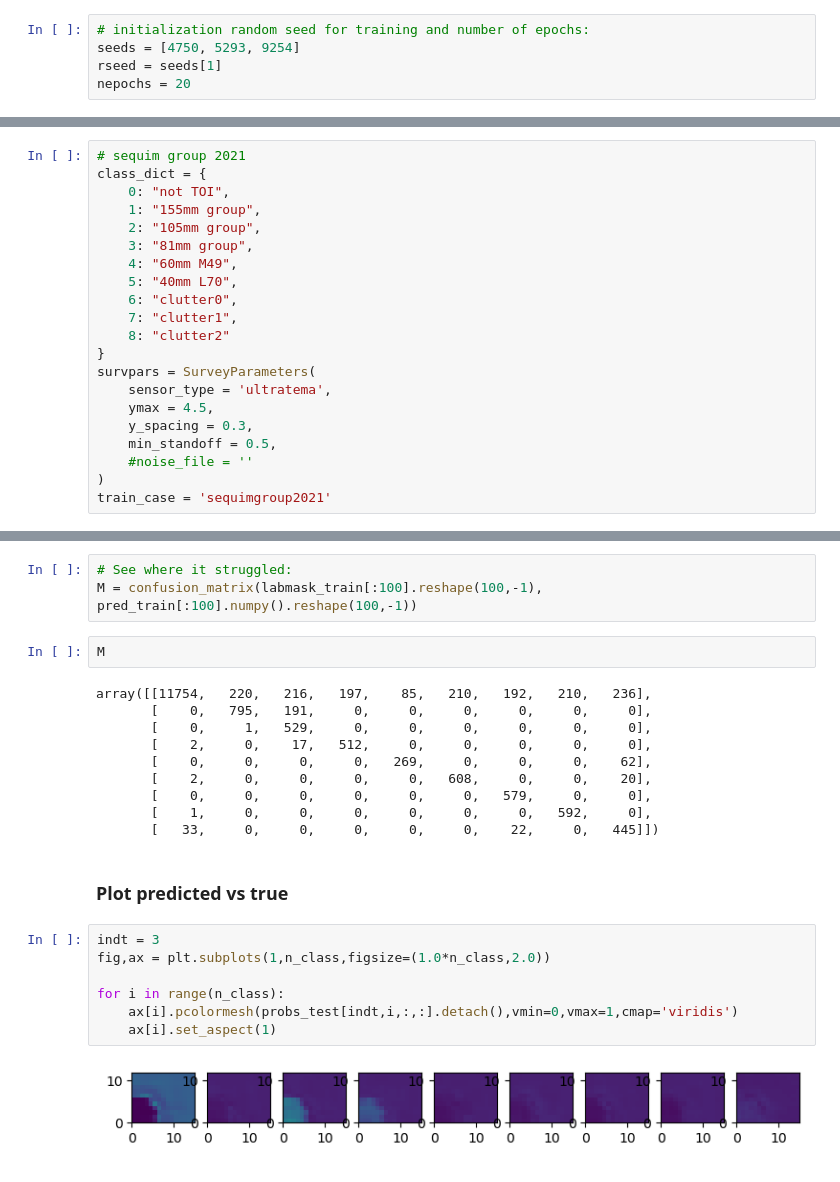
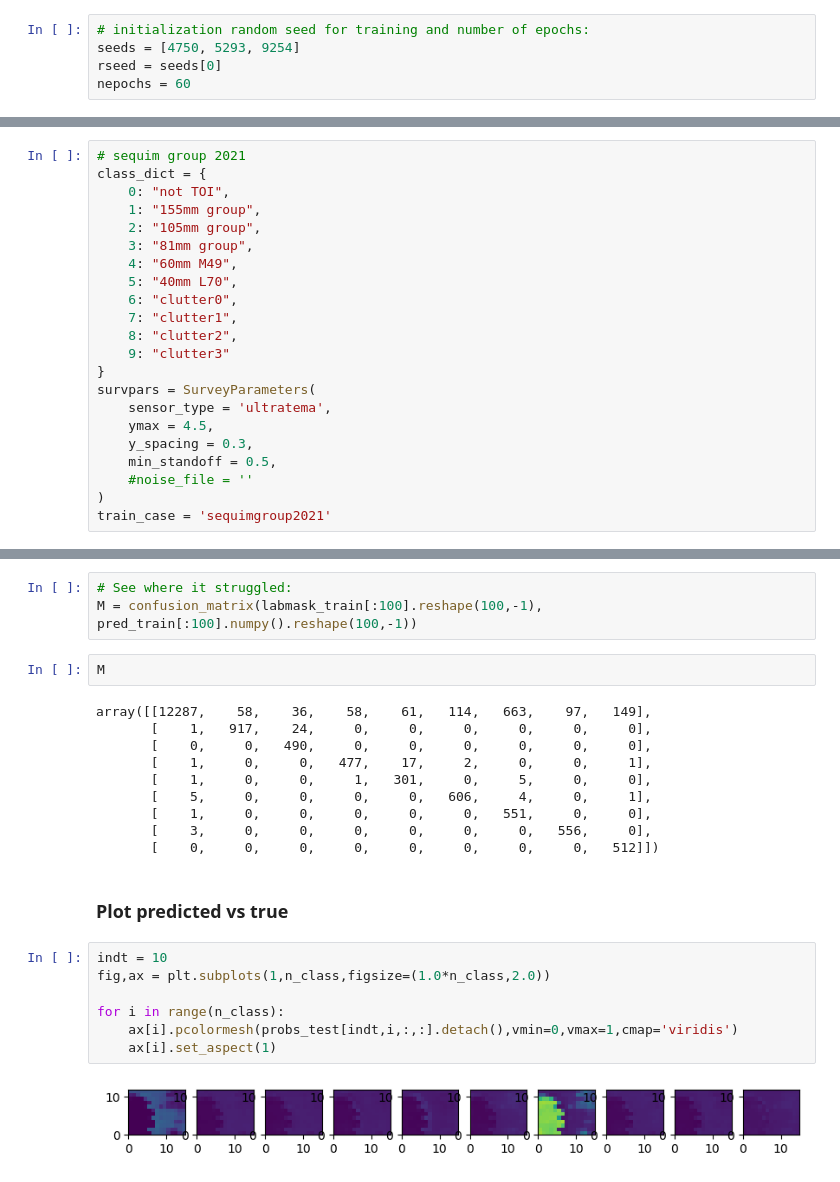
Before and after one commit to jlalvis/uxo-cnn-classification, a Jupyter notebook: notebooks/training-with-synthetic-data.ipynb, the cells around one changed output, grey strips where cells are left out. Saved outputs shown, nothing was run; the diff lists cells and outputs as text.

```diff
--- a/notebooks/training-with-synthetic-data.ipynb
+++ b/notebooks/training-with-synthetic-data.ipynb
@@ -27,8 +27,8 @@ from uxo_cnn_classification import (
 # %%
 # initialization random seed for training and number of epochs:
 seeds = [4750, 5293, 9254]
-rseed = seeds[1]
-nepochs = 20
+rseed = seeds[0]
+nepochs = 60
 # %% [raw]
 # sequim 2022
 class_dict = {
@@ -104,7 +104,8 @@ class_dict = {
     5: "40mm L70",
     6: "clutter0",
     7: "clutter1",
-    8: "clutter2"
+    8: "clutter2",
+    9: "clutter3"
 }
 survpars = SurveyParameters(
     sensor_type = 'ultratema',
@@ -353,26 +354,26 @@ M = confusion_matrix(labmask_train[:100].reshape(100,-1), pred_train[:100].numpy
 # %%
 M
 # %% [output]
-array([[11754,   220,   216,   197,    85,   210,   192,   210,   236],
-       [    0,   795,   191,     0,     0,     0,     0,     0,     0],
-       [    0,     1,   529,     0,     0,     0,     0,     0,     0],
-       [    2,     0,    17,   512,     0,     0,     0,     0,     0],
-       [    0,     0,     0,     0,   269,     0,     0,     0,    62],
-       [    2,     0,     0,     0,     0,   608,     0,     0,    20],
-       [    0,     0,     0,     0,     0,     0,   579,     0,     0],
-       [    1,     0,     0,     0,     0,     0,     0,   592,     0],
-       [   33,     0,     0,     0,     0,     0,    22,     0,   445]])
+array([[12287,    58,    36,    58,    61,   114,   663,    97,   149],
+       [    1,   917,    24,     0,     0,     0,     0,     0,     0],
+       [    0,     0,   490,     0,     0,     0,     0,     0,     0],
+       [    1,     0,     0,   477,    17,     2,     0,     0,     1],
+       [    1,     0,     0,     1,   301,     0,     5,     0,     0],
+       [    5,     0,     0,     0,     0,   606,     4,     0,     1],
+       [    1,     0,     0,     0,     0,     0,   551,     0,     0],
+       [    3,     0,     0,     0,     0,     0,     0,   556,     0],
+       [    0,     0,     0,     0,     0,     0,     0,     0,   512]])
 # %% [markdown]
 ### Plot predicted vs true
 # %%
-indt = 3
+indt = 10
 fig,ax = plt.subplots(1,n_class,figsize=(1.0*n_class,2.0))
 
 for i in range(n_class):
     ax[i].pcolormesh(probs_test[indt,i,:,:].detach(),vmin=0,vmax=1,cmap='viridis')
     ax[i].set_aspect(1)
 # %% [output]
-[figure, old version]
+[figure, new version]
 # %%
 fig,ax = plt.subplots(1,2,figsize=(1.5*2,2.0))
 
```
Also changed, not shown: parts of 6 cells of this notebook, 3 other files.
